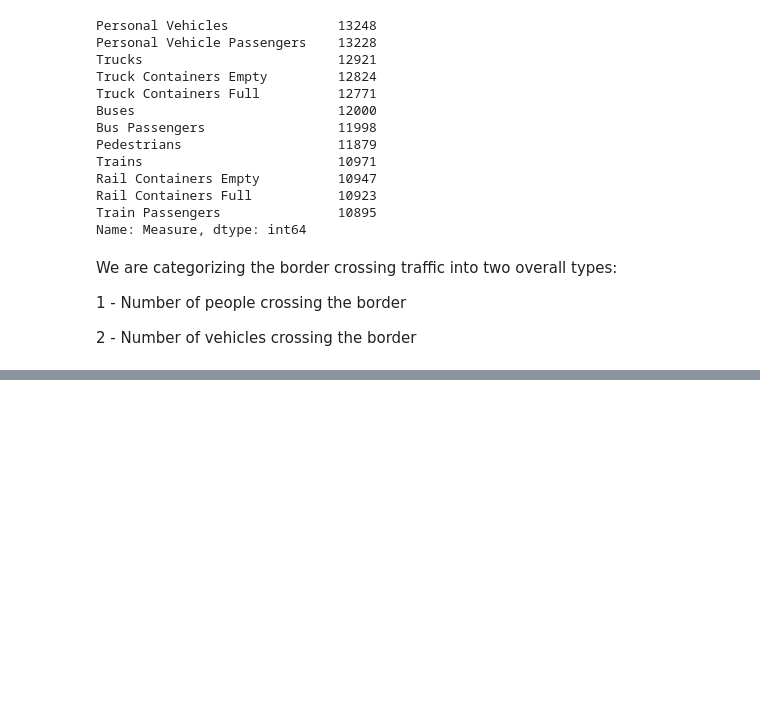
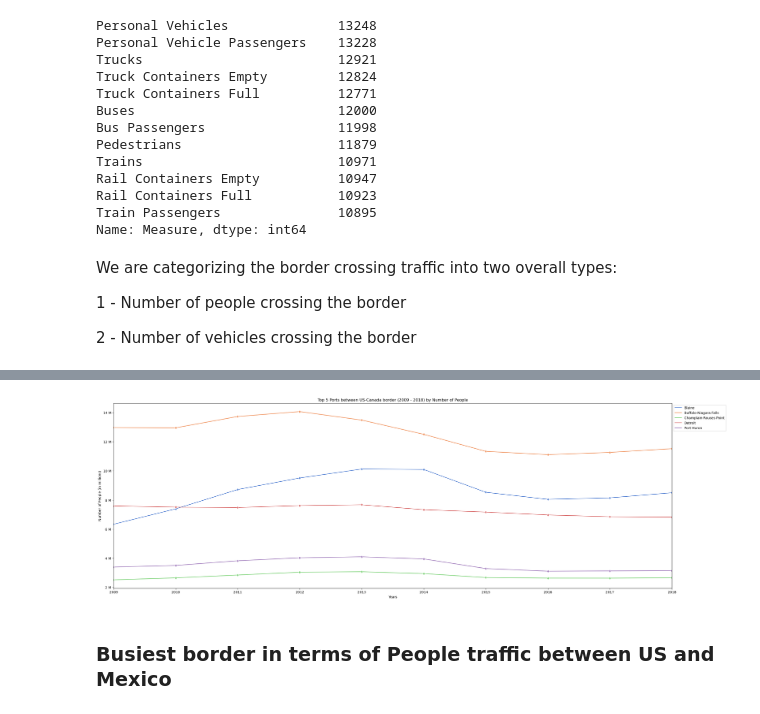
Before and after one commit to saraparveen26/Data-Visualization---US-Border-Crossing, a Jupyter notebook: border_crossing_set.ipynb, the cells around one changed output, grey strips where cells are left out. Drawn from its saved outputs; the diff is of its cells as text; code cells hidden in the pictures; blank space fills up the shorter version.

```diff
--- a/border_crossing_set.ipynb
+++ b/border_crossing_set.ipynb
@@ -329,0 +502,36 @@ Fig1 = sns.catplot(kind="bar", data=people2_df, x="Border", y="Value", hue="Meas
+# %%
+# Create a chart to see people traffic on top 5 ports between US and Canada over 10 years
+
+# Get the data to plot the chart
+Fig4 = sns.lineplot(data=top5_ports_canada_people_data, x="Year", y="Value", hue="Port Name", marker='d')
+
+# x_labels = top5_ports_canada_people["Year"].sort_values().unique()
+# print(x_labels)
+
+# Format y-axis values to display in a reasonable format
+Fig4.yaxis.set_major_formatter(ticker.EngFormatter())
+
+# Fig4.bar_label(Fig4.containers[0])
+
+# Set chart title and axis labels
+Fig4.set_xlabel("Years")
+Fig4.set_ylabel("Number of People (in millions)")
+Fig4.set_title("Top 5 Ports between US-Canada border (2009 - 2018) by Number of People")
+
+# Set parametes and xticks
+Fig4.set_xlim(2009, 2018)
+plt.legend(bbox_to_anchor=(1, 1), loc='upper left')
+plt.rcParams['figure.figsize']=8,5
+
+# Fig4.set_xticks(range(10))
+# Fig4.set_xticklabels(x_labels)
+
+# Save the figure
+plt.savefig("Images/Fig4.png")
+
+# Show the chart
+plt.show()
+# %% [output]
+[figure, added]
+# %% [markdown]
+### Busiest border in terms of People traffic between US and Mexico
```
Also changed, not shown: parts of 61 cells of this notebook, 13 other files.
